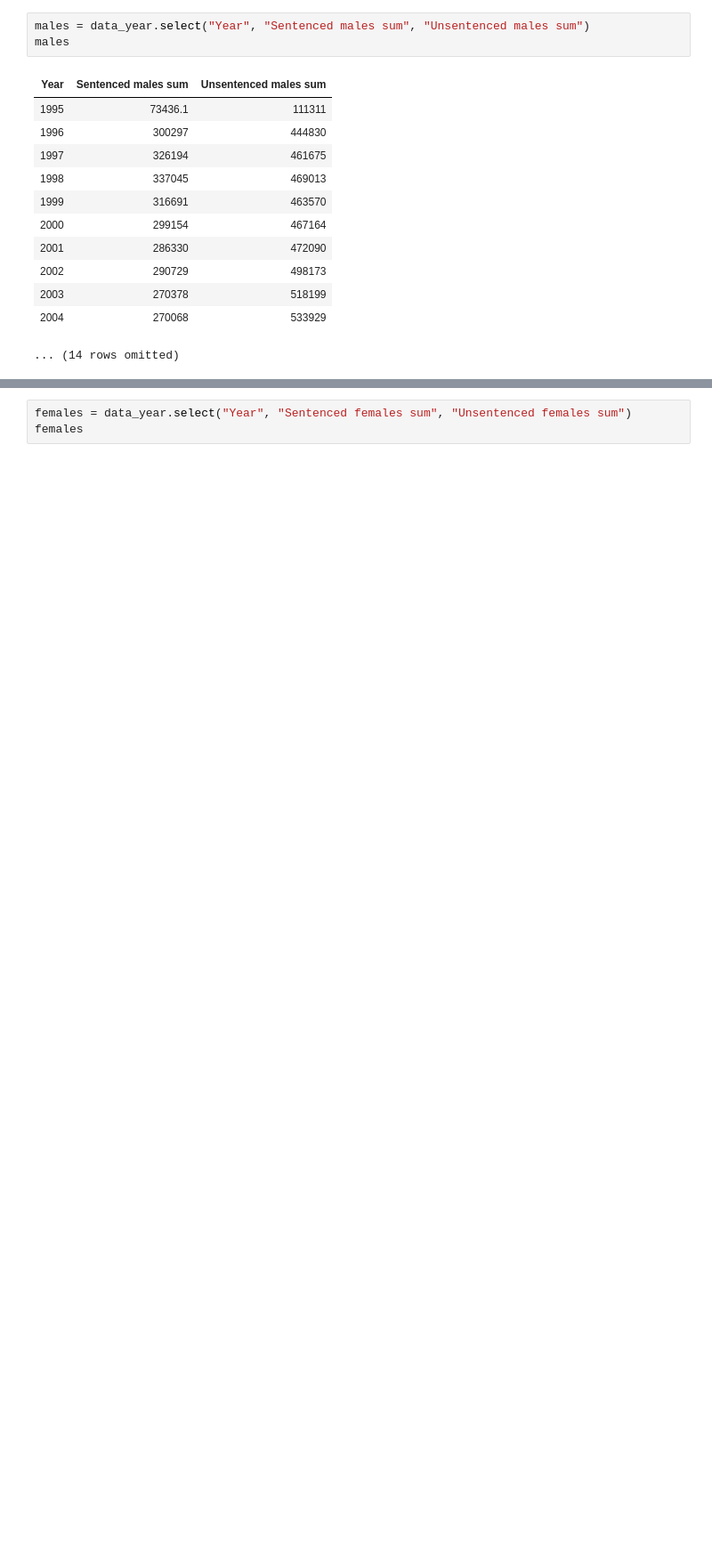
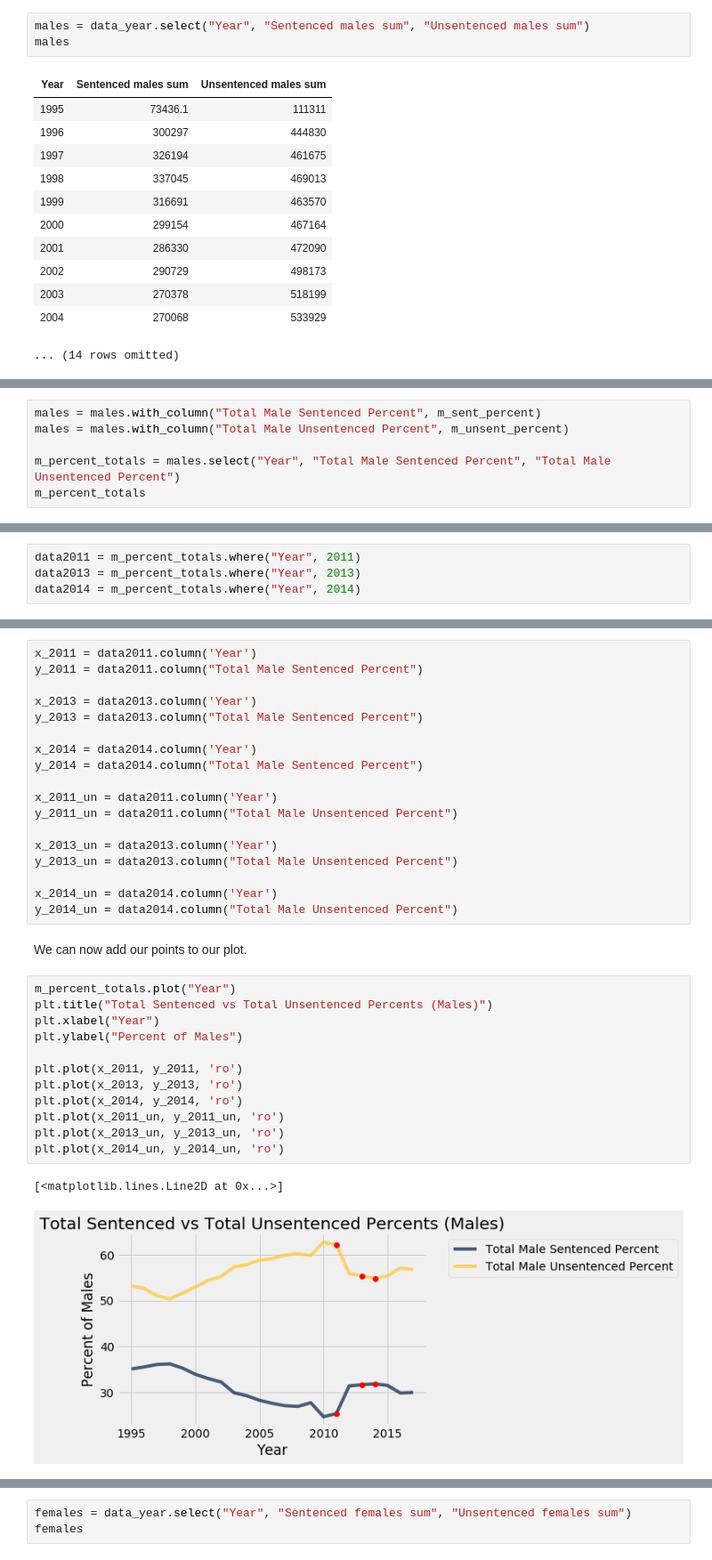
Before and after one commit to ds-modules/ES-21AC-SP19, a Jupyter notebook: Jails.ipynb, the cells around one changed output, grey strips where cells are left out. Shown: that part at 89% size. Cells and saved outputs as stored; diff of their text form; blank space fills up the shorter version.

```diff
--- a/Jails.ipynb
+++ b/Jails.ipynb
@@ -292,0 +385,6 @@ m_percent_totals
+# %%
+males = males.with_column("Total Male Sentenced Percent", m_sent_percent)
+males = males.with_column("Total Male Unsentenced Percent", m_unsent_percent)
+
+m_percent_totals = males.select("Year", "Total Male Sentenced Percent", "Total Male Unsentenced Percent")
+m_percent_totals
@@ -302,0 +418,4 @@ Now's let us do the same analysis with the females.
+# %%
+data2011 = m_percent_totals.where("Year", 2011)
+data2013 = m_percent_totals.where("Year", 2013)
+data2014 = m_percent_totals.where("Year", 2014)
@@ -302,0 +424,35 @@ Now's let us do the same analysis with the females.
+# %%
+x_2011 = data2011.column('Year')
+y_2011 = data2011.column("Total Male Sentenced Percent")
+
+x_2013 = data2013.column('Year')
+y_2013 = data2013.column("Total Male Sentenced Percent")
+
+x_2014 = data2014.column('Year')
+y_2014 = data2014.column("Total Male Sentenced Percent")
+
+x_2011_un = data2011.column('Year')
+y_2011_un = data2011.column("Total Male Unsentenced Percent")
+
+x_2013_un = data2013.column('Year')
+y_2013_un = data2013.column("Total Male Unsentenced Percent")
+
+x_2014_un = data2014.column('Year')
+y_2014_un = data2014.column("Total Male Unsentenced Percent")
+# %% [markdown]
+We can now add our points to our plot.
+# %%
+m_percent_totals.plot("Year")
+plt.title("Total Sentenced vs Total Unsentenced Percents (Males)")
+plt.xlabel("Year")
+plt.ylabel("Percent of Males")
+
+plt.plot(x_2011, y_2011, 'ro')
+plt.plot(x_2013, y_2013, 'ro')
+plt.plot(x_2014, y_2014, 'ro')
+plt.plot(x_2011_un, y_2011_un, 'ro')
+plt.plot(x_2013_un, y_2013_un, 'ro')
+plt.plot(x_2014_un, y_2014_un, 'ro')
+# %% [output]
+[<matplotlib.lines.Line2D at 0x...>]
+[figure, added]
```
Also changed, not shown: parts of 96 cells of this notebook, 1 other file.
